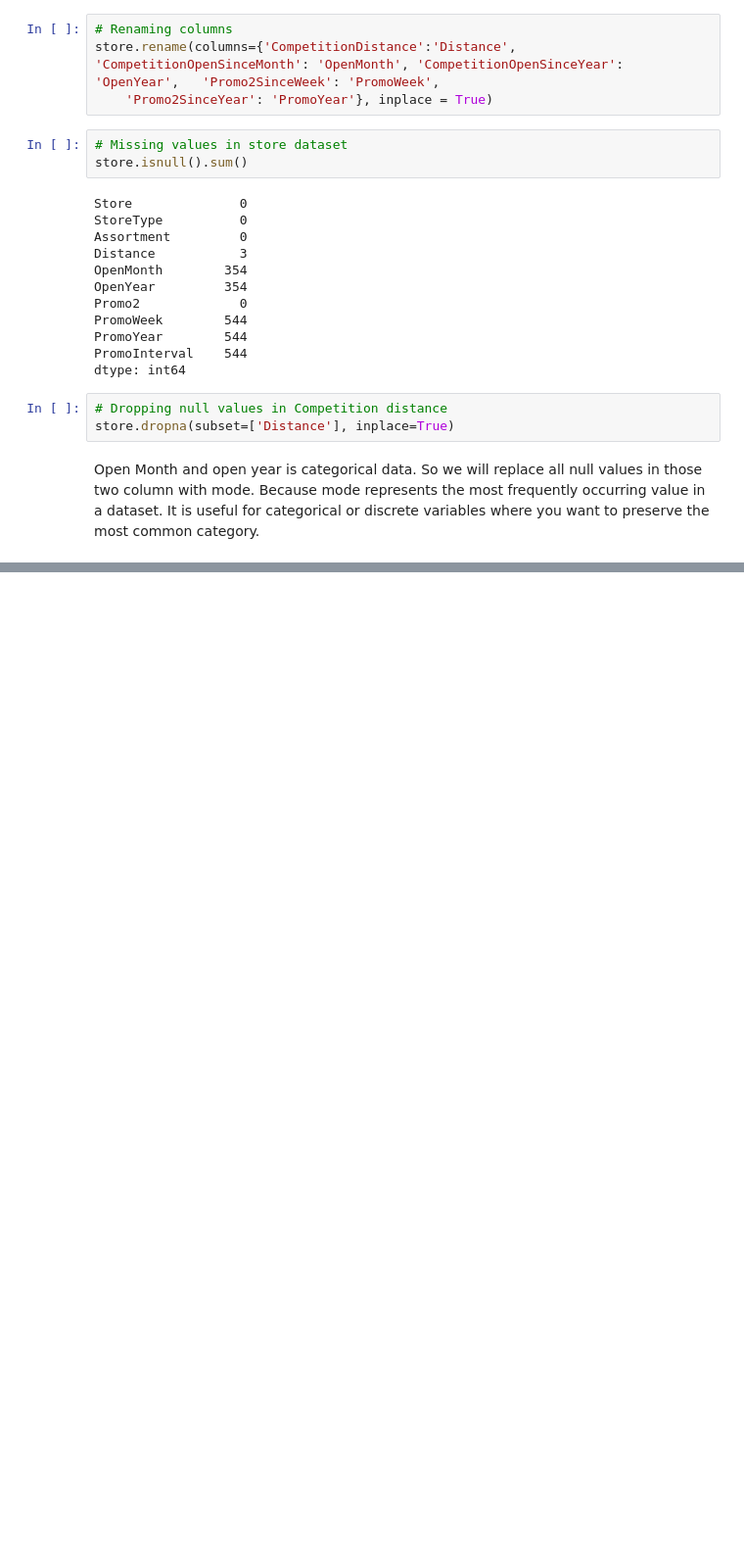
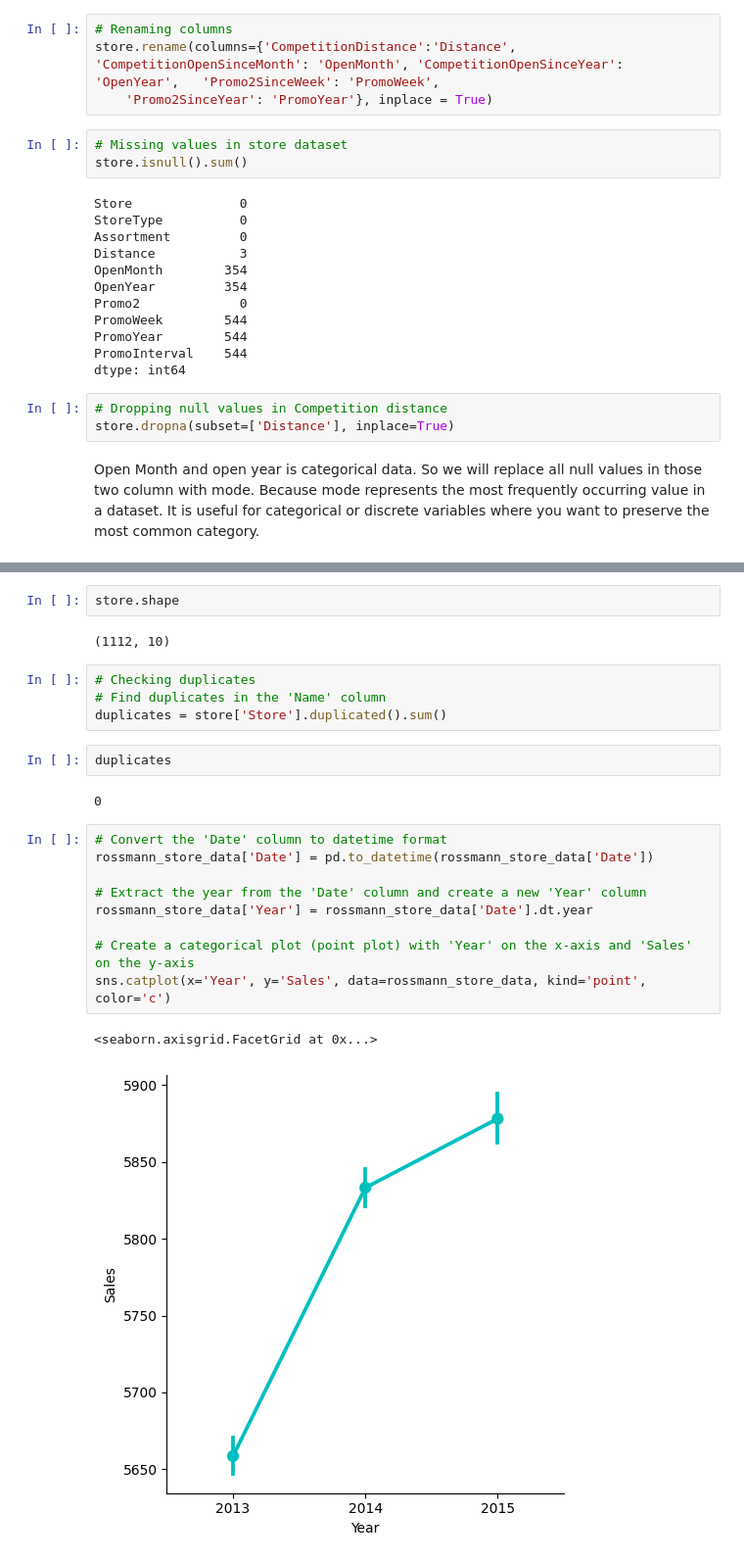
Before and after one commit to MijulSaxena/Retail-Sales-Prediction-Regression-Project, a Jupyter notebook: Capstone_Project_Supervised_ML_Regression_.ipynb, the cells around one changed output, grey strips where cells are left out. Shown: that part at 98% size. Drawn from its saved outputs; the diff is of its cells as text; blank space fills up the shorter version.

```diff
--- a/Capstone_Project_Supervised_ML_Regression_.ipynb
+++ b/Capstone_Project_Supervised_ML_Regression_.ipynb
@@ -124,0 +144,24 @@ store['OpenYear'].fillna(value = store.OpenYear.mode(), inplace = True)
+# %%
+store.shape
+# %% [output]
+(1112, 10)
+# %%
+# Checking duplicates
+# Find duplicates in the 'Name' column
+duplicates = store['Store'].duplicated().sum()
+# %%
+duplicates
+# %% [output]
+0
+# %%
+# Convert the 'Date' column to datetime format
+rossmann_store_data['Date'] = pd.to_datetime(rossmann_store_data['Date'])
+
+# Extract the year from the 'Date' column and create a new 'Year' column
+rossmann_store_data['Year'] = rossmann_store_data['Date'].dt.year
+
+# Create a categorical plot (point plot) with 'Year' on the x-axis and 'Sales' on the y-axis
+sns.catplot(x='Year', y='Sales', data=rossmann_store_data, kind='point', color='c')
+# %% [output]
+<seaborn.axisgrid.FacetGrid at 0x...>
+[figure, added]
```
Also changed, not shown: parts of 11 cells of this notebook.
